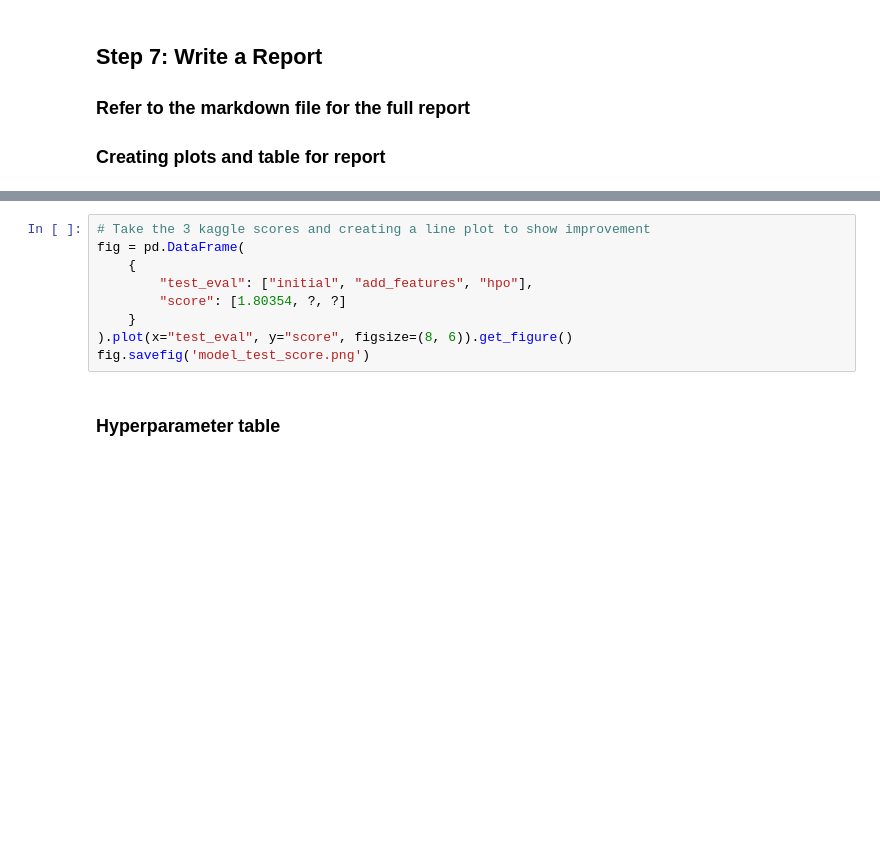
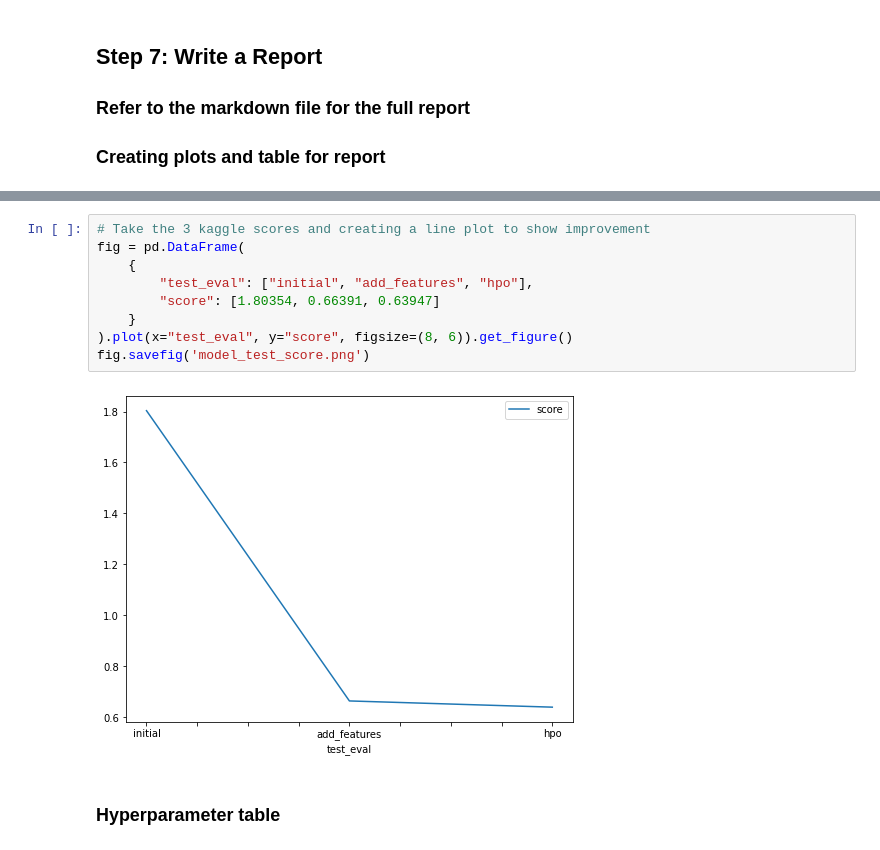
Before and after one commit to HotaruK/cd0385-project-starter, a Jupyter notebook: project/project-template.ipynb, the cells around one changed output, grey strips where cells are left out. Drawn from its saved outputs; the diff is of its cells as text; blank space fills up the shorter version.

```diff
--- a/project/project-template.ipynb
+++ b/project/project-template.ipynb
@@ -284,11 +455,13 @@ fig.savefig('model_train_score.png')
 # %%
 # Take the 3 kaggle scores and creating a line plot to show improvement
 fig = pd.DataFrame(
     {
         "test_eval": ["initial", "add_features", "hpo"],
-        "score": [1.80354, ?, ?]
+        "score": [1.80354, 0.66391, 0.63947]
     }
 ).plot(x="test_eval", y="score", figsize=(8, 6)).get_figure()
 fig.savefig('model_test_score.png')
+# %% [output]
+[figure, added]
 # %% [markdown]
 ### Hyperparameter table
```
Also changed, not shown: parts of 21 cells of this notebook, 1 other file.
